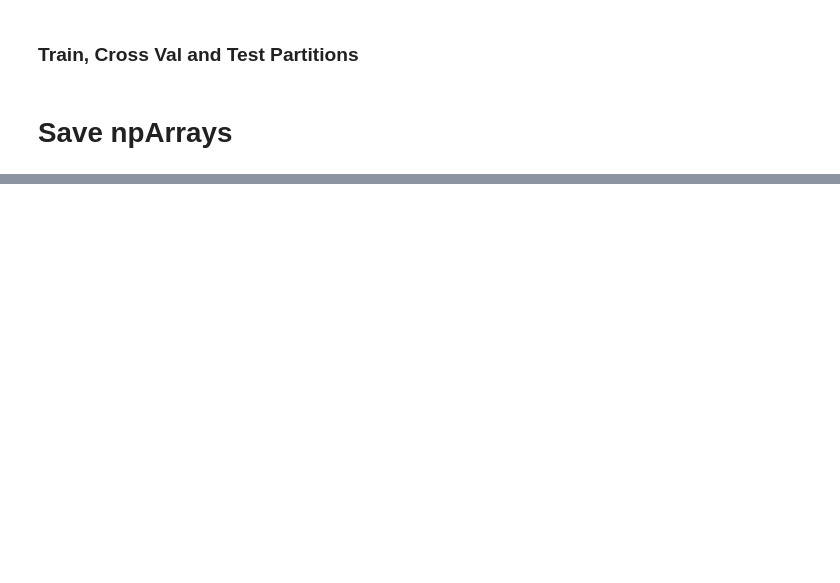
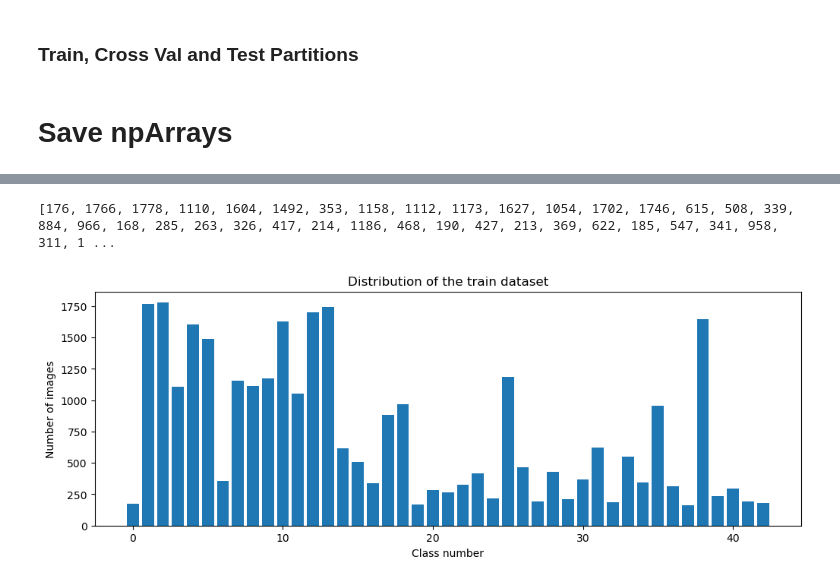
Before and after one commit to Rodrigo-Pinto22/Traffic_Signs_Classification, a Jupyter notebook: Classification.ipynb, the cells around one changed output, grey strips where cells are left out. Saved outputs shown, nothing was run; the diff lists cells and outputs as text; code cells hidden in the pictures; blank space fills up the shorter version.

```diff
--- a/Classification.ipynb
+++ b/Classification.ipynb
@@ -78,0 +220,11 @@ np.save('y_val.npy', y_val)
+# %%
+print(num_of_samples)
+plt.figure(figsize=(12, 4))
+plt.bar(range(0, num_classes), num_of_samples)
+plt.title("Distribution of the train dataset")
+plt.xlabel("Class number")
+plt.ylabel("Number of images")
+plt.show()
+# %% [output]
+[176, 1766, 1778, 1110, 1604, 1492, 353, 1158, 1112, 1173, 1627, 1054, 1702, 1746, 615, 508, 339, 884, 966, 168, 285, 263, 326, 417, 214, 1186, 468, 190, 427, 213, 369, 622, 185, 547, 341, 958, 311, 1 ...
+[figure, added]
```
Also changed, not shown: parts of 33 cells of this notebook.
